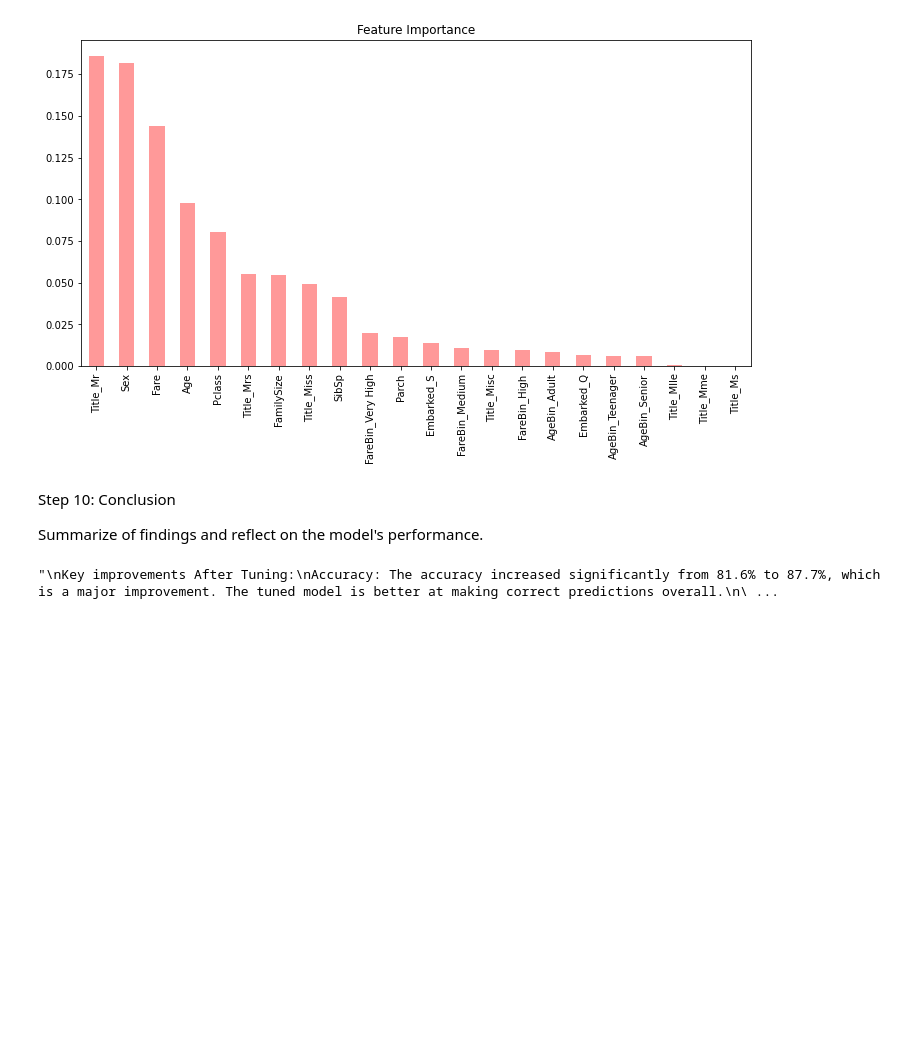
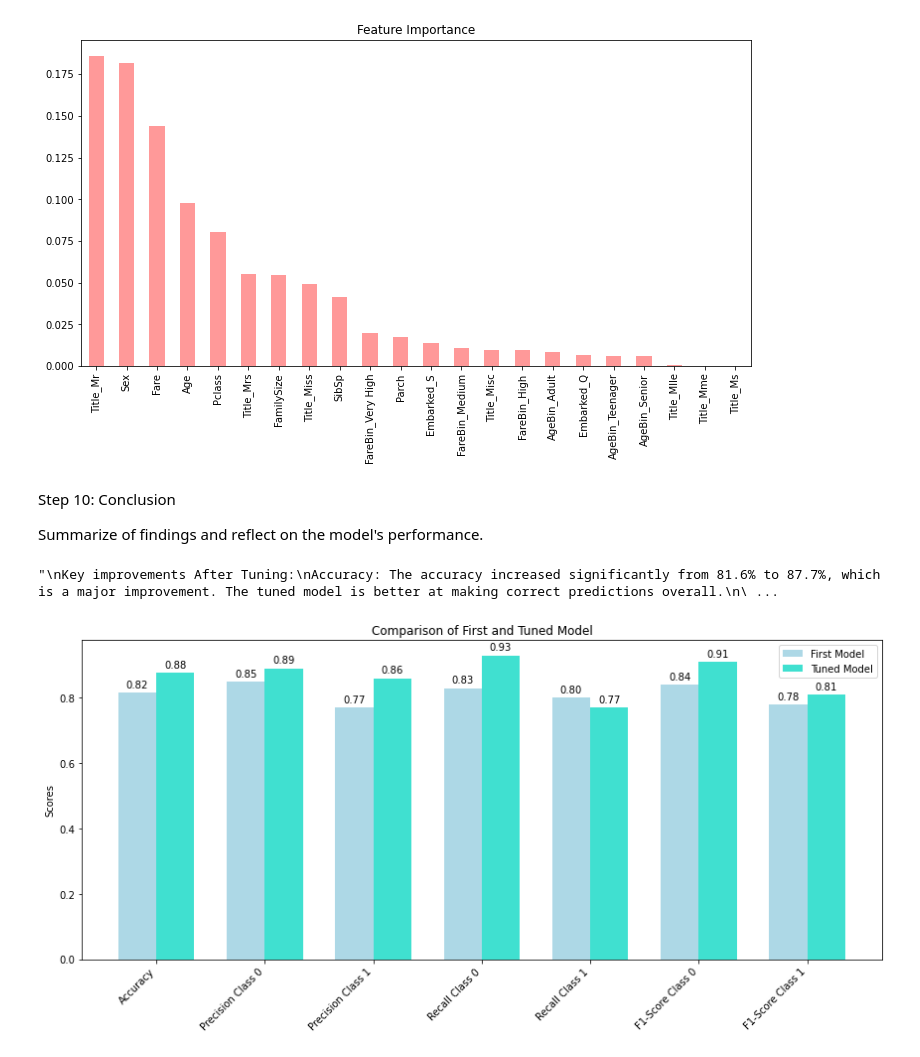
Before and after one commit to LiorShalev/Titanic, a Jupyter notebook: Titanic_Prediction_Model.ipynb, the cells around one changed output. Saved outputs shown, nothing was run; the diff lists cells and outputs as text; code cells hidden in the pictures; blank space fills up the shorter version.

Commit message:
Updated code including comparison graph

```diff
--- a/Titanic_Prediction_Model.ipynb
+++ b/Titanic_Prediction_Model.ipynb
@@ -354,3 +354,69 @@ Disabling bootstrap means that all samples are used for each tree, which can som
 '''
 # %% [output]
 "\nKey improvements After Tuning:\nAccuracy: The accuracy increased significantly from 81.6% to 87.7%, which is a major improvement. The tuned model is better at making correct predictions overall.\n\ ...
+# %%
+# Metrics for the first model
+first_model_metrics = {
+    'Accuracy': 0.8156,
+    'Precision Class 0': 0.85,
+    'Precision Class 1': 0.77,
+    'Recall Class 0': 0.83,
+    'Recall Class 1': 0.80,
+    'F1-Score Class 0': 0.84,
+    'F1-Score Class 1': 0.78
+}
+
+# Metrics for the second model (after tuning)
+second_model_metrics = {
+    'Accuracy': 0.8771,
+    'Precision Class 0': 0.89,
+    'Precision Class 1': 0.86,
+    'Recall Class 0': 0.93,
+    'Recall Class 1': 0.77,
+    'F1-Score Class 0': 0.91,
+    'F1-Score Class 1': 0.81
+}
+
+# Create categories
+categories = list(first_model_metrics.keys())
+first_model_values = list(first_model_metrics.values())
+second_model_values = list(second_model_metrics.values())
+
+# Number of metrics
+N = len(categories)
+
+# Set up the plot with increased width
+fig, ax = plt.subplots(figsize=(12, 6))  # Increase the width of the plot here (12 is the width, 6 is the height)
+
+# Set bar width
+width = 0.35  # Width of the bars
+
+# Plot
+ind = np.arange(N)
+
+# First model bar (light blue)
+bar1 = ax.bar(ind - width/2, first_model_values, width, label='First Model', color='#ADD8E6')  # Light Blue
+
+# Second model bar (turquoise)
+bar2 = ax.bar(ind + width/2, second_model_values, width, label='Tuned Model', color='#40E0D0')  # Turquoise
+
+# Add labels on top of the bars for the first model
+for i, v in enumerate(first_model_values):
+    ax.text(i - width/2, v + 0.01, f'{v:.2f}', ha='center', va='bottom')
+
+# Add labels on top of the bars for the second model
+for i, v in enumerate(second_model_values):
+    ax.text(i + width/2, v + 0.01, f'{v:.2f}', ha='center', va='bottom')
+
+# Labels and title
+ax.set_ylabel('Scores')
+ax.set_title('Comparison of First and Tuned Model')
+ax.set_xticks(ind)
+ax.set_xticklabels(categories, rotation=45, ha='right')
+ax.legend()
+
+# Display the plot
+plt.tight_layout()
+plt.show()
+# %% [output]
+[figure, added]
```
